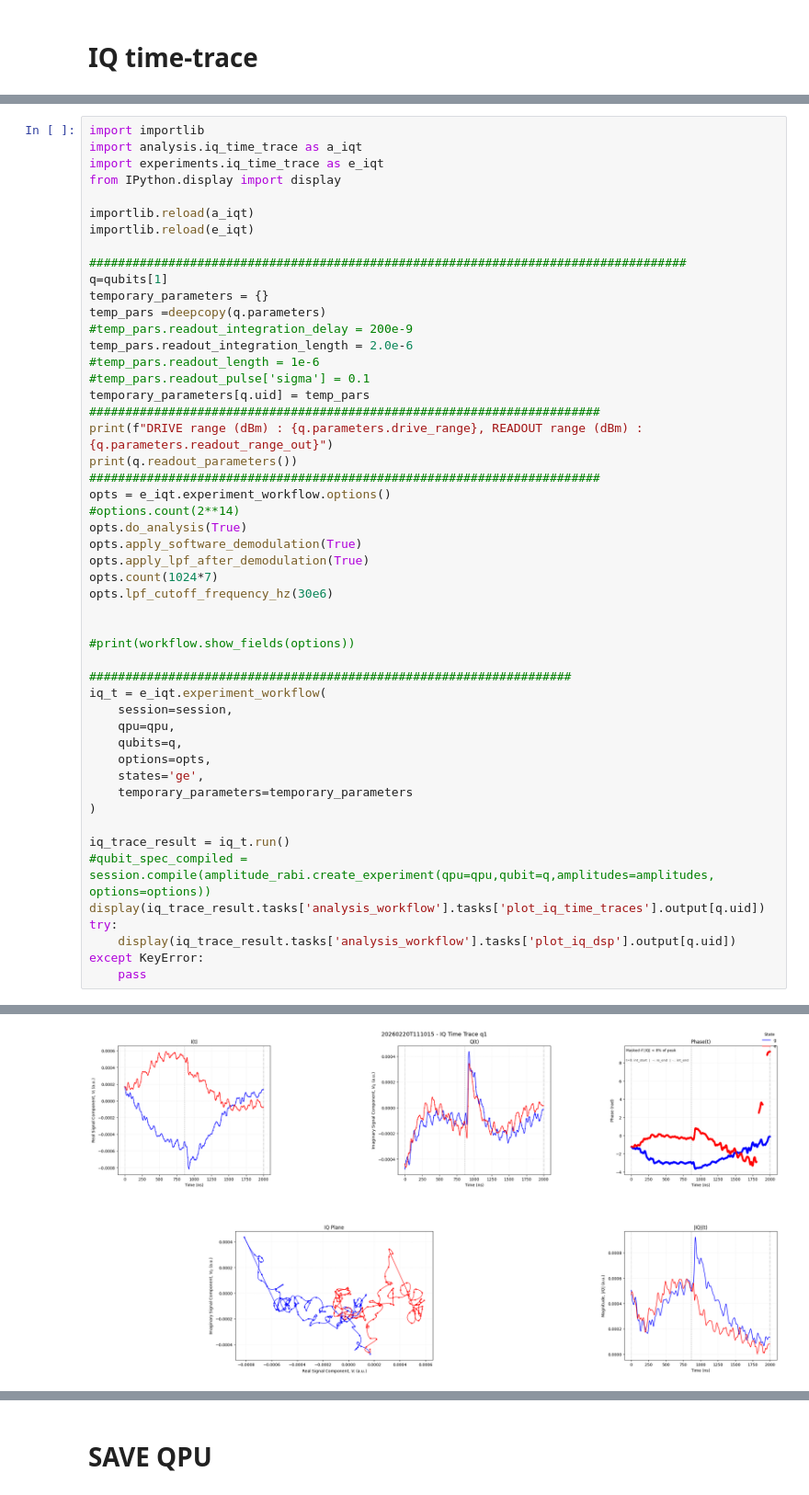
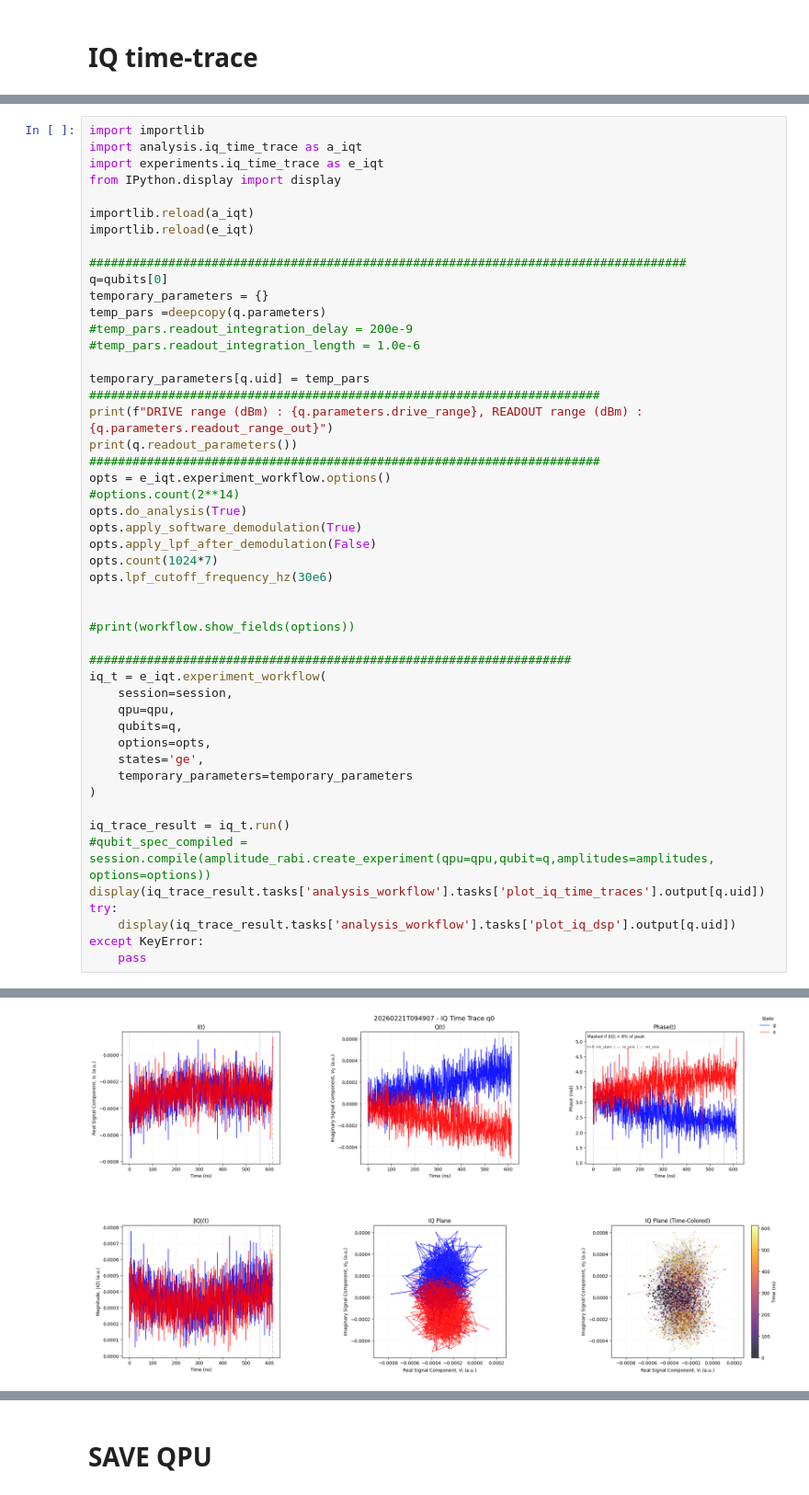
Before and after one commit to yalgaeahn/qubit-experiment, a Jupyter notebook: examples/selectiveRIP/readout_optimization.ipynb, the cells around one changed output, grey strips where cells are left out. Shown at 92% size. Cells and saved outputs as stored; diff of their text form.

```diff
--- a/examples/selectiveRIP/readout_optimization.ipynb
+++ b/examples/selectiveRIP/readout_optimization.ipynb
@@ -1575,13 +1660,12 @@ importlib.reload(a_iqt)
 importlib.reload(e_iqt)
 
 ###################################################################################
-q=qubits[1]
+q=qubits[0]
 temporary_parameters = {}
 temp_pars =deepcopy(q.parameters)
 #temp_pars.readout_integration_delay = 200e-9
-temp_pars.readout_integration_length = 2.0e-6
-#temp_pars.readout_length = 1e-6
-#temp_pars.readout_pulse['sigma'] = 0.1
+#temp_pars.readout_integration_length = 1.0e-6
+
 temporary_parameters[q.uid] = temp_pars
 #######################################################################
 print(f"DRIVE range (dBm) : {q.parameters.drive_range}, READOUT range (dBm) : {q.parameters.readout_range_out}")
@@ -1591,7 +1675,7 @@ opts = e_iqt.experiment_workflow.options()
 #options.count(2**14)
 opts.do_analysis(True)
 opts.apply_software_demodulation(True)
-opts.apply_lpf_after_demodulation(True)
+opts.apply_lpf_after_demodulation(False)
 opts.count(1024*7)
 opts.lpf_cutoff_frequency_hz(30e6)
 
@@ -1636 +1720 @@ DRIVE range (dBm) : 10, READOUT range (dBm) : 0
-[figure, old version]
+[figure, new version]
```
Also changed, not shown: parts of 9 cells of this notebook, 3 other files.
